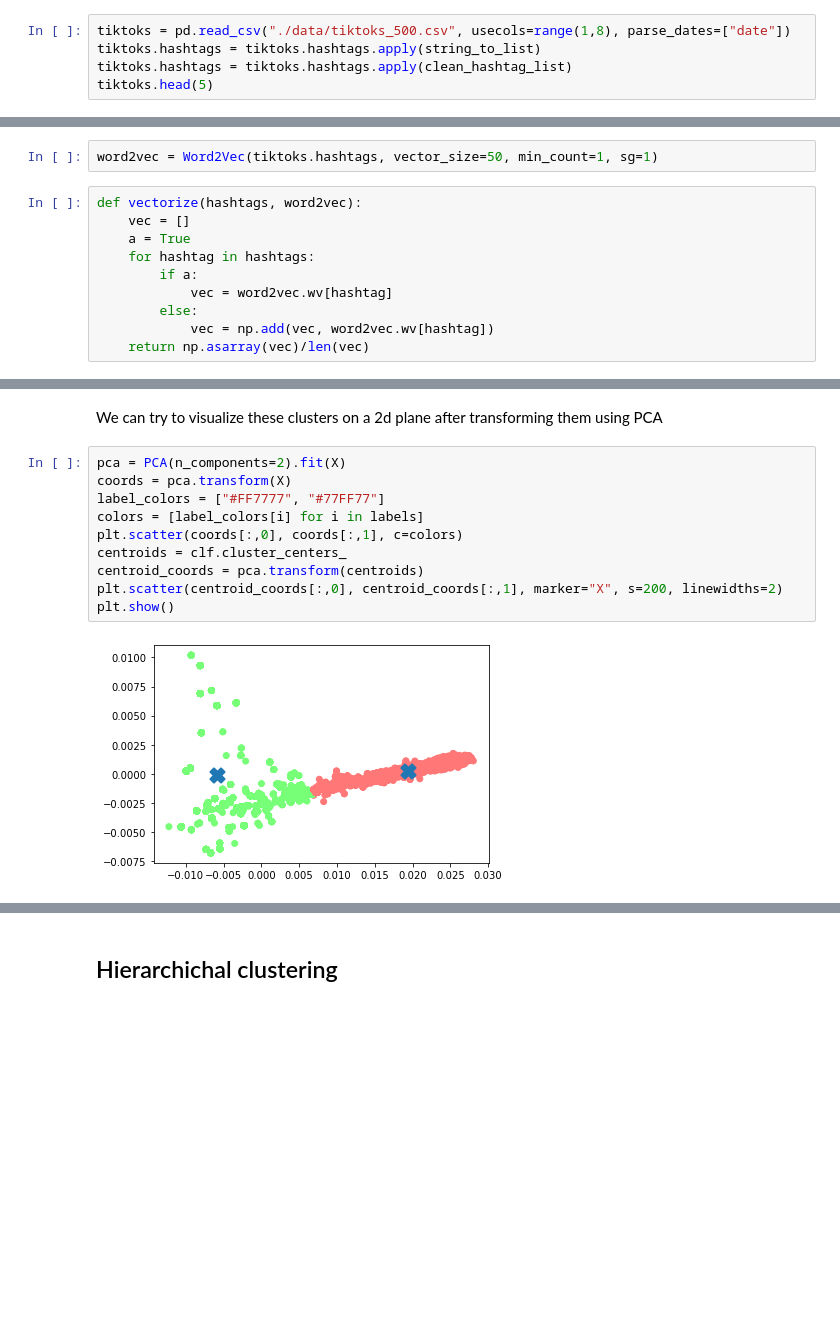
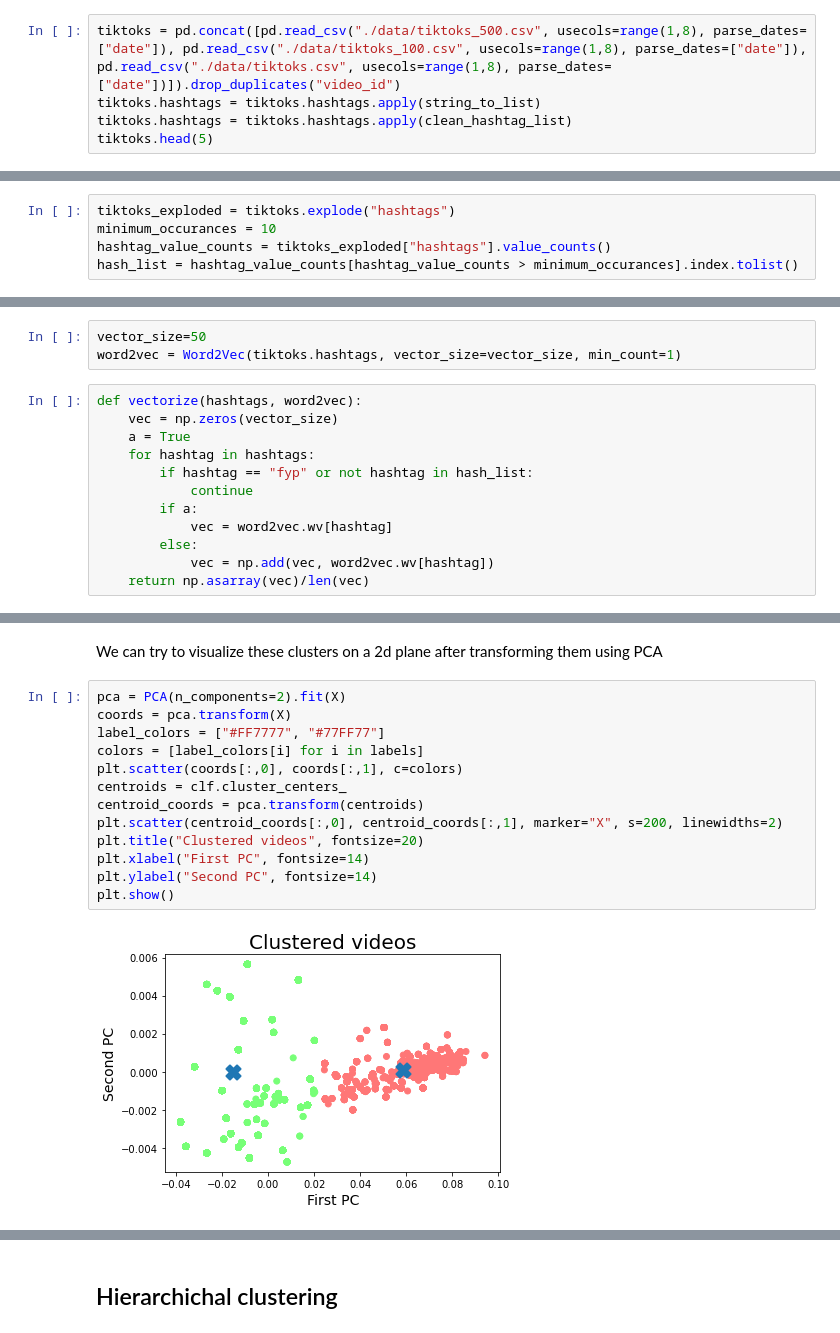
Before and after one commit to ravinitheshreddy/ComputationalSocialMedia_TikTok, a Jupyter notebook: clustering maxime.ipynb, the cells around one changed output, grey strips where cells are left out. Drawn from its saved outputs; the diff is of its cells as text; blank space fills up the shorter version.

```diff
--- a/clustering maxime.ipynb
+++ b/clustering maxime.ipynb
@@ -37,7 +37,7 @@ def clean_hashtag_list(hashtag_list):
 # %% [markdown]
 Simply use `read_csv` to import the data. We ignore the first column since we do not need these repeating ids. We can then apply our `string_to_list` function to the list of hashtags
 # %%
-tiktoks = pd.read_csv("./data/tiktoks_500.csv", usecols=range(1,8), parse_dates=["date"])
+tiktoks = pd.concat([pd.read_csv("./data/tiktoks_500.csv", usecols=range(1,8), parse_dates=["date"]), pd.read_csv("./data/tiktoks_100.csv", usecols=range(1,8), parse_dates=["date"]), pd.read_csv("./data/tiktoks.csv", usecols=range(1,8), parse_dates=["date"])]).drop_duplicates("video_id")
 tiktoks.hashtags = tiktoks.hashtags.apply(string_to_list)
 tiktoks.hashtags = tiktoks.hashtags.apply(clean_hashtag_list)
 tiktoks.head(5)
@@ -48,15 +48,23 @@ tiktoks.head(5)
 | 2 | -7616690630605139661 | [biden2020, fyp] | 2020-10-19 18:41:40 | 8599333060831776201 | 5000000 | 104800 | 400500 |
 | 3 | -1485617807006866345 | [biden2020, fyp, parati, repost, ... | 2020-06-16 22:41:10 | -2163225678390988754 | 5000000 | 136100 | 356100 |
 | 4 | 8847244246175840872 | [biden2020] | 2020-10-31 23:04:55 | 8834409548135308984 | 4600000 | 68700 | 218100 |
+# %%
+tiktoks_exploded = tiktoks.explode("hashtags")
+minimum_occurances = 10
+hashtag_value_counts = tiktoks_exploded["hashtags"].value_counts()
+hash_list = hashtag_value_counts[hashtag_value_counts > minimum_occurances].index.tolist()
 # %% [markdown]
 ## Word2Vec
 # %%
-word2vec = Word2Vec(tiktoks.hashtags, vector_size=50, min_count=1, sg=1)
+vector_size=50
+word2vec = Word2Vec(tiktoks.hashtags, vector_size=vector_size, min_count=1)
 # %%
 def vectorize(hashtags, word2vec):
-    vec = []
+    vec = np.zeros(vector_size)
     a = True
     for hashtag in hashtags:
+        if hashtag == "fyp" or not hashtag in hash_list:
+            continue
         if a:
             vec = word2vec.wv[hashtag]
         else:
@@ -93,12 +106,15 @@ We can try to visualize these clusters on a 2d plane after transforming them usi
 # %%
 pca = PCA(n_components=2).fit(X)
 coords = pca.transform(X)
 label_colors = ["#FF7777", "#77FF77"]
 colors = [label_colors[i] for i in labels]
 plt.scatter(coords[:,0], coords[:,1], c=colors)
 centroids = clf.cluster_centers_
 centroid_coords = pca.transform(centroids)
 plt.scatter(centroid_coords[:,0], centroid_coords[:,1], marker="X", s=200, linewidths=2)
+plt.title("Clustered videos", fontsize=20)
+plt.xlabel("First PC", fontsize=14)
+plt.ylabel("Second PC", fontsize=14)
 plt.show()
 # %% [output]
-[figure, old version]
+[figure, new version]
```
Also changed, not shown: parts of 8 cells of this notebook, 1 other file.
